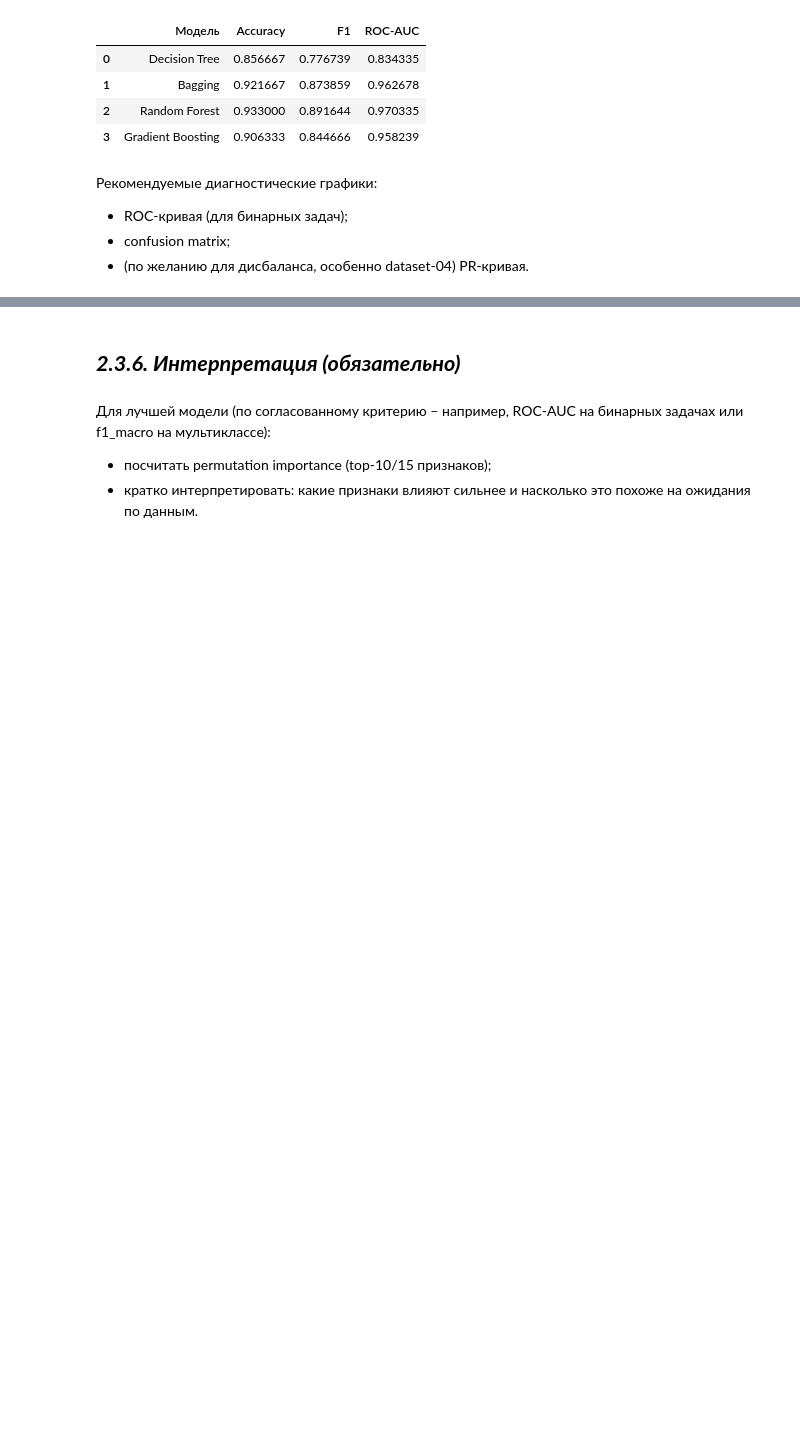
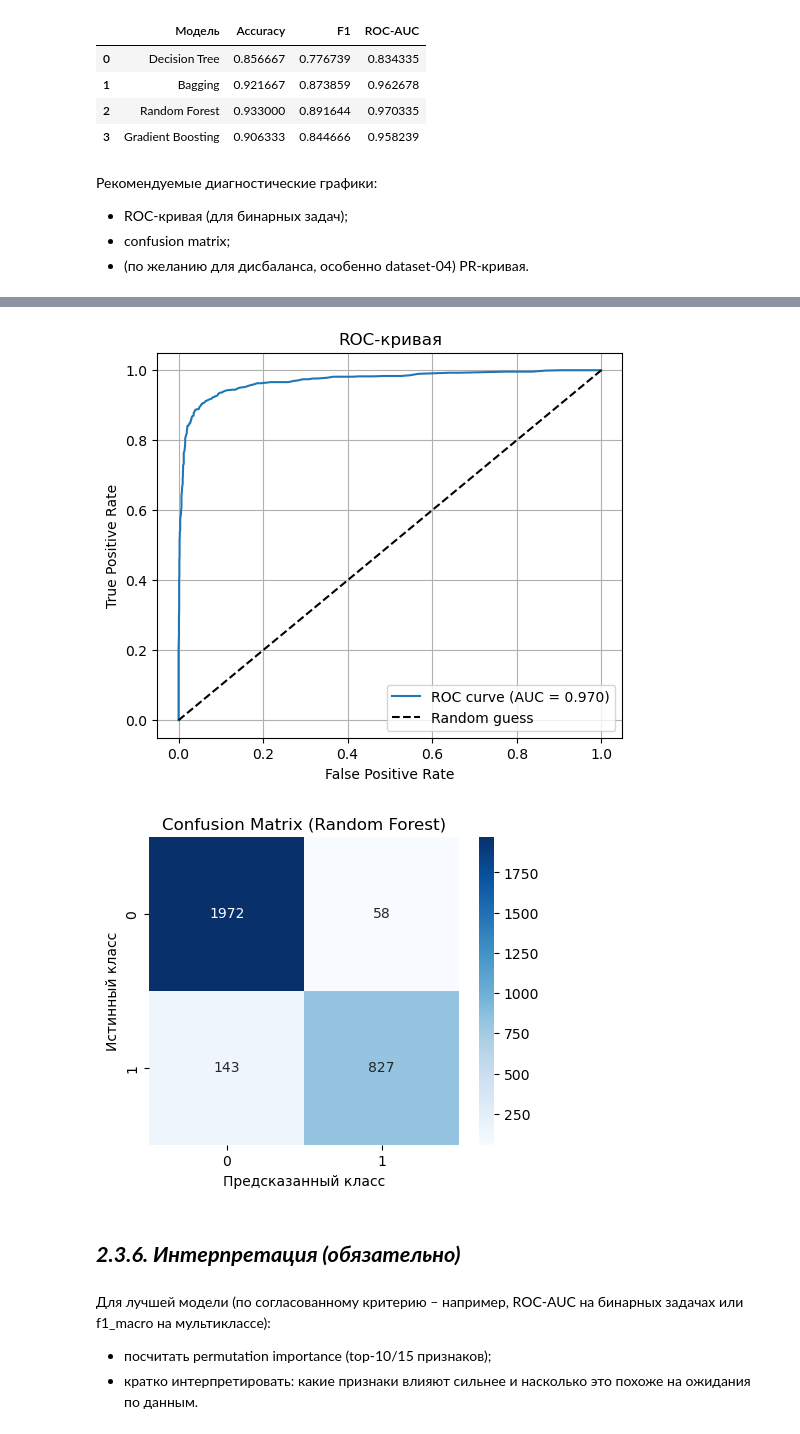
Before and after one commit to kiter-code/aie-group-Tereshin-BFBO-03-24, a Jupyter notebook: homeworks/HW06/HW06.ipynb, the cells around one changed output, grey strips where cells are left out. Drawn from its saved outputs; the diff is of its cells as text; code cells hidden in the pictures; blank space fills up the shorter version.

```diff
--- a/homeworks/HW06/HW06.ipynb
+++ b/homeworks/HW06/HW06.ipynb
@@ -479,3 +426,34 @@ plt.show()
+# %%
+from sklearn.metrics import confusion_matrix, roc_curve
+import seaborn as sns
+import matplotlib.pyplot as plt
+
+y_proba = rf.predict_proba(x_test)[:, 1]
+fpr, tpr, thresholds = roc_curve(y_test, y_proba)
+auc = roc_auc_score(y_test, y_proba)
+
+plt.figure(figsize=(6, 5))
+plt.plot(fpr, tpr, label=f"ROC curve (AUC = {auc:.3f})")
+plt.plot([0, 1], [0, 1], 'k--', label="Random guess")
+plt.xlabel("False Positive Rate")
+plt.ylabel("True Positive Rate")
+plt.title("ROC-кривая")
+plt.legend()
+plt.grid(True)
+plt.show()
+
+y_pred = rf.predict(x_test)
+cm = confusion_matrix(y_test, y_pred)
+
+plt.figure(figsize=(5, 4))
+sns.heatmap(cm, annot=True, fmt='d', cmap='Blues')
+plt.xlabel("Предсказанный класс")
+plt.ylabel("Истинный класс")
+plt.title("Confusion Matrix (Random Forest)")
+plt.show()
+# %% [output]
+[figure, added]
+[figure, added]
 # %% [markdown]
 ## ***2.3.6. Интерпретация (обязательно)***
 # %% [markdown]
```
Also changed, not shown: parts of 4 cells of this notebook.
